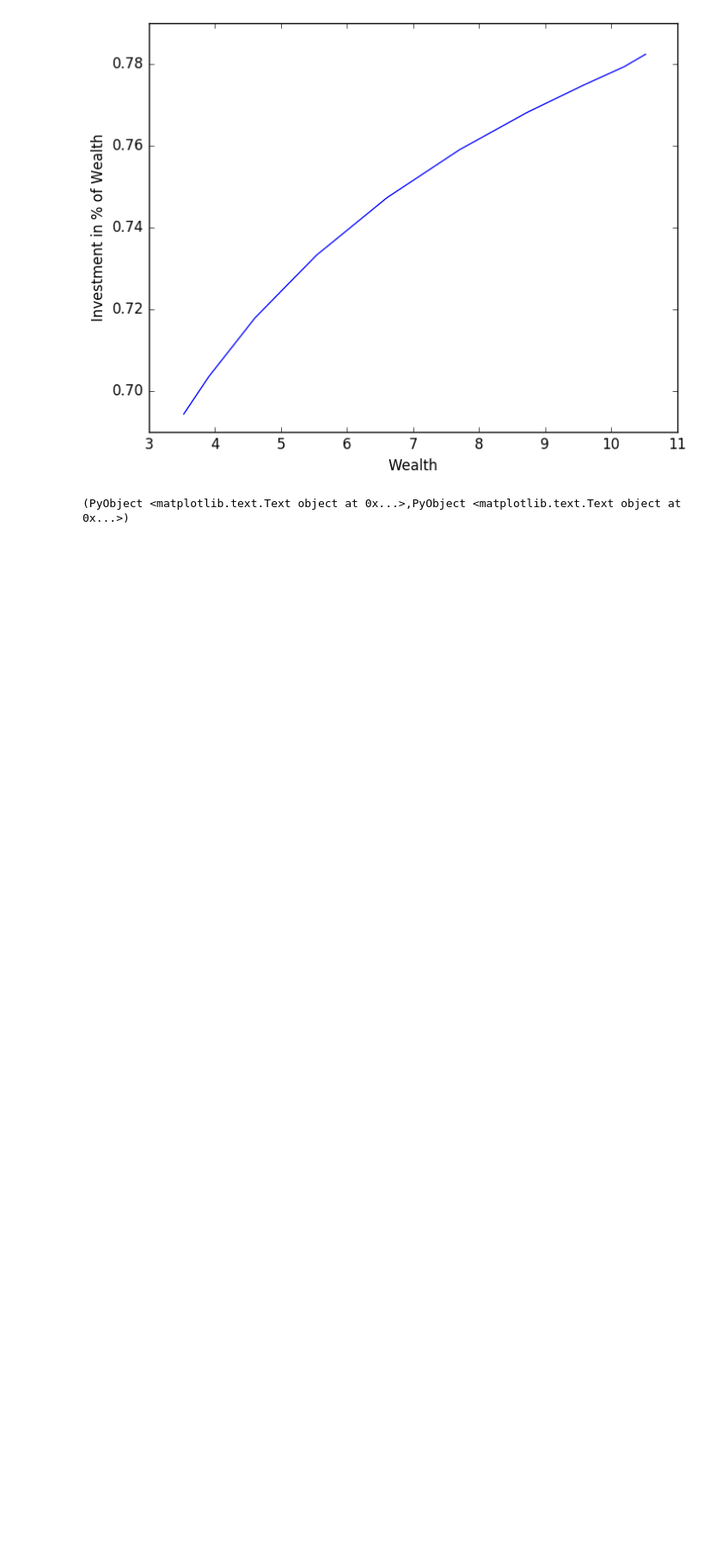
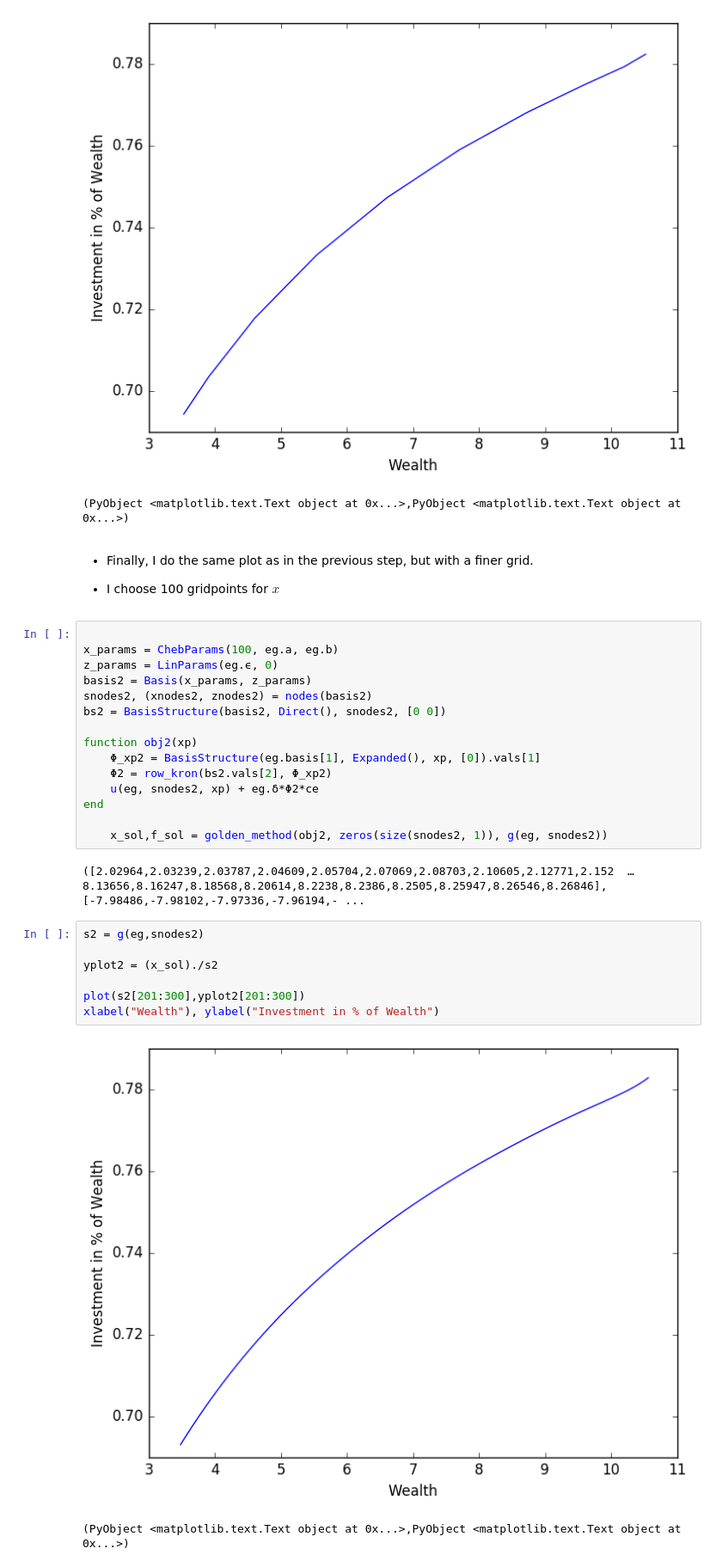
Before and after one commit to jstac/quantecon_nyu_2016, a Jupyter notebook: lecture10/Morelli_Presentation_final.ipynb, the cells around one changed output. Shown at 86% size. Drawn from its saved outputs; the diff is of its cells as text; blank space fills up the shorter version.

Commit message:
Minor changes and Finer Grid

```diff
--- a/lecture10/Morelli_Presentation_final.ipynb
+++ b/lecture10/Morelli_Presentation_final.ipynb
@@ -497,3 +568,35 @@ xlabel("Wealth"), ylabel("Investment in % of Wealth")
 # %% [output]
 [figure]
 (PyObject <matplotlib.text.Text object at 0x...>,PyObject <matplotlib.text.Text object at 0x...>)
+# %% [markdown]
+* Finally, I do the same plot as in the previous step, but with a finer grid.
+
+
+* I choose 100 gridpoints for $x$
+# %%
+
+x_params = ChebParams(100, eg.a, eg.b)
+z_params = LinParams(eg.ϵ, 0)
+basis2 = Basis(x_params, z_params)
+snodes2, (xnodes2, znodes2) = nodes(basis2)
+bs2 = BasisStructure(basis2, Direct(), snodes2, [0 0])
+
+function obj2(xp)
+    Φ_xp2 = BasisStructure(eg.basis[1], Expanded(), xp, [0]).vals[1]
+    Φ2 = row_kron(bs2.vals[2], Φ_xp2)
+    u(eg, snodes2, xp) + eg.δ*Φ2*ce
+end
+
+    x_sol,f_sol = golden_method(obj2, zeros(size(snodes2, 1)), g(eg, snodes2))
+# %% [output]
+([2.02964,2.03239,2.03787,2.04609,2.05704,2.07069,2.08703,2.10605,2.12771,2.152  …  8.13656,8.16247,8.18568,8.20614,8.2238,8.2386,8.2505,8.25947,8.26546,8.26846],[-7.98486,-7.98102,-7.97336,-7.96194,- ...
+# %%
+s2 = g(eg,snodes2)
+
+yplot2 = (x_sol)./s2
+
+plot(s2[201:300],yplot2[201:300])
+xlabel("Wealth"), ylabel("Investment in % of Wealth")
+# %% [output]
+[figure, added]
+(PyObject <matplotlib.text.Text object at 0x...>,PyObject <matplotlib.text.Text object at 0x...>)
```
Also changed, not shown: parts of 16 cells of this notebook.
